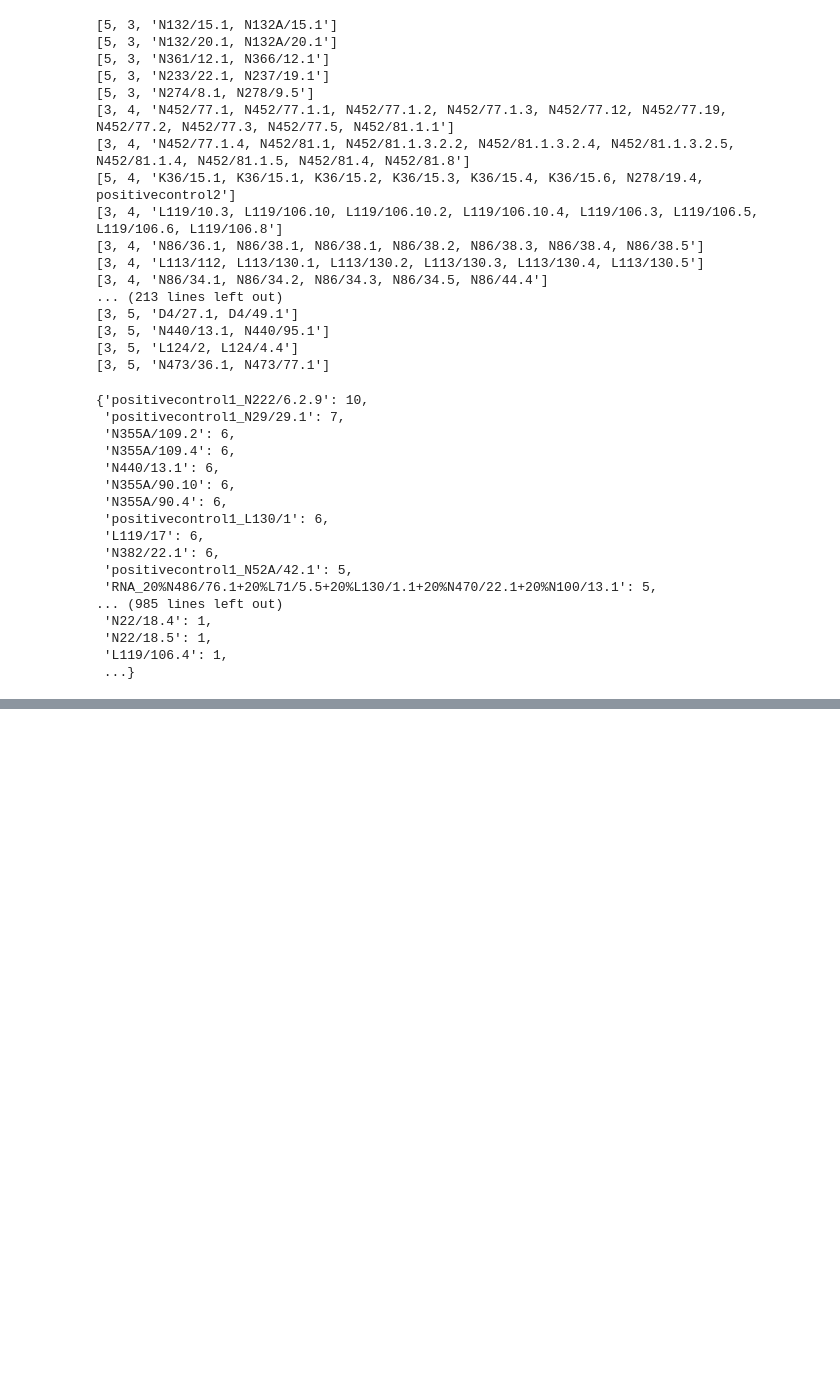
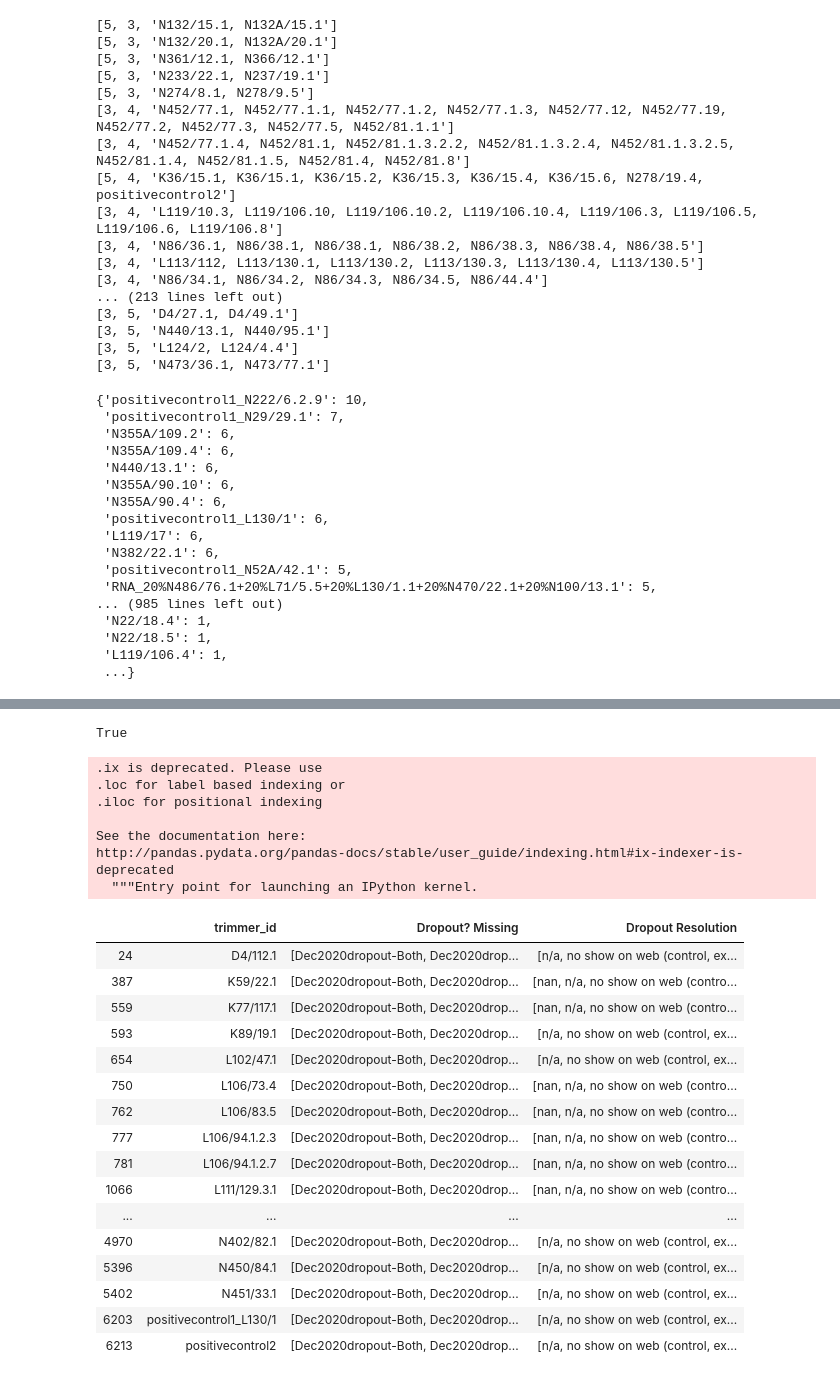
Before and after one commit to ucdavis-bioinformatics/NeuroMabSeq, a Jupyter notebook: trimmer/DropoutandDups.ipynb, the cells around one changed output, grey strips where cells are left out. Drawn from its saved outputs; the diff is of its cells as text; code cells hidden in the pictures; blank space fills up the shorter version.

```diff
--- a/trimmer/DropoutandDups.ipynb
+++ b/trimmer/DropoutandDups.ipynb
@@ -148,0 +215,27 @@ for index,row in data.iterrows():
+# %%
+grouped = dropout.groupby('trimmer_id')['Dropout? Missing'].apply(list).reset_index()
+# %%
+grouped['Dropout Resolution'] = dropout.groupby('trimmer_id')['Dropout resolution'].apply(list).reset_index()['Dropout resolution']
+# %%
+list_both = []
+list_both_twice = []
+list_HC = []
+list_LC = []
+list_HC_only = []
+list_LC_only = []
+
+
+for index, item in grouped.iterrows():
+
+    if item['Dropout? Missing'].count("Dec2020dropout-Both")>=1 and item['Dropout? Missing'].count("Dec2020dropout-HC")>=1:
+        list_HC.append(index)
+    if item['Dropout? Missing'].count("Dec2020dropout-Both")>=1 and item['Dropout? Missing'].count("Dec2020dropout-LC")>=1:
+        list_LC.append(index)
+    if item['Dropout? Missing'].count("Dec2020dropout-Both")<1 and item['Dropout? Missing'].count("Dec2020dropout-HC")>=1:
+        list_HC_only.append(index)
+    if item['Dropout? Missing'].count("Dec2020dropout-Both")<1 and item['Dropout? Missing'].count("Dec2020dropout-LC")>=1:
+        list_LC_only.append(index)
+    if item['Dropout? Missing'].count("Dec2020dropout-Both")>=1:
+        list_both.append(index)
+    if item['Dropout? Missing'].count("Dec2020dropout-Both")>=2:
+        list_both_twice.append(index)
@@ -148,0 +281,31 @@ for index,row in data.iterrows():
+# %%
+type('test')==str
+# %% [output]
+True
+# %%
+grouped.ix[list_HC]
+# %% [output]
+.ix is deprecated. Please use
+.loc for label based indexing or
+.iloc for positional indexing
+
+See the documentation here:
+http://pandas.pydata.org/pandas-docs/stable/user_guide/indexing.html#ix-indexer-is-deprecated
+  """Entry point for launching an IPython kernel.
+|  | trimmer_id | Dropout? Missing | Dropout Resolution |
+| 24 | D4/112.1 | [Dec2020dropout-Both, Dec2020drop... | [n/a, no show on web (control, ex... |
+| 387 | K59/22.1 | [Dec2020dropout-Both, Dec2020drop... | [nan, n/a, no show on web (contro... |
+| 559 | K77/117.1 | [Dec2020dropout-Both, Dec2020drop... | [nan, n/a, no show on web (contro... |
+| 593 | K89/19.1 | [Dec2020dropout-Both, Dec2020drop... | [n/a, no show on web (control, ex... |
+| 654 | L102/47.1 | [Dec2020dropout-Both, Dec2020drop... | [n/a, no show on web (control, ex... |
+| 750 | L106/73.4 | [Dec2020dropout-Both, Dec2020drop... | [nan, n/a, no show on web (contro... |
+| 762 | L106/83.5 | [Dec2020dropout-Both, Dec2020drop... | [nan, n/a, no show on web (contro... |
+| 777 | L106/94.1.2.3 | [Dec2020dropout-Both, Dec2020drop... | [nan, n/a, no show on web (contro... |
+| 781 | L106/94.1.2.7 | [Dec2020dropout-Both, Dec2020drop... | [nan, n/a, no show on web (contro... |
+| 1066 | L111/129.3.1 | [Dec2020dropout-Both, Dec2020drop... | [nan, n/a, no show on web (contro... |
+| ... | ... | ... | ... |
+| 4970 | N402/82.1 | [Dec2020dropout-Both, Dec2020drop... | [n/a, no show on web (control, ex... |
+| 5396 | N450/84.1 | [Dec2020dropout-Both, Dec2020drop... | [n/a, no show on web (control, ex... |
+| 5402 | N451/33.1 | [Dec2020dropout-Both, Dec2020drop... | [n/a, no show on web (control, ex... |
+| 6203 | positivecontrol1_L130/1 | [Dec2020dropout-Both, Dec2020drop... | [n/a, no show on web (control, ex... |
+| 6213 | positivecontrol2 | [Dec2020dropout-Both, Dec2020drop... | [n/a, no show on web (control, ex... |
```
Also changed, not shown: parts of 13 cells of this notebook, 9 other files.
